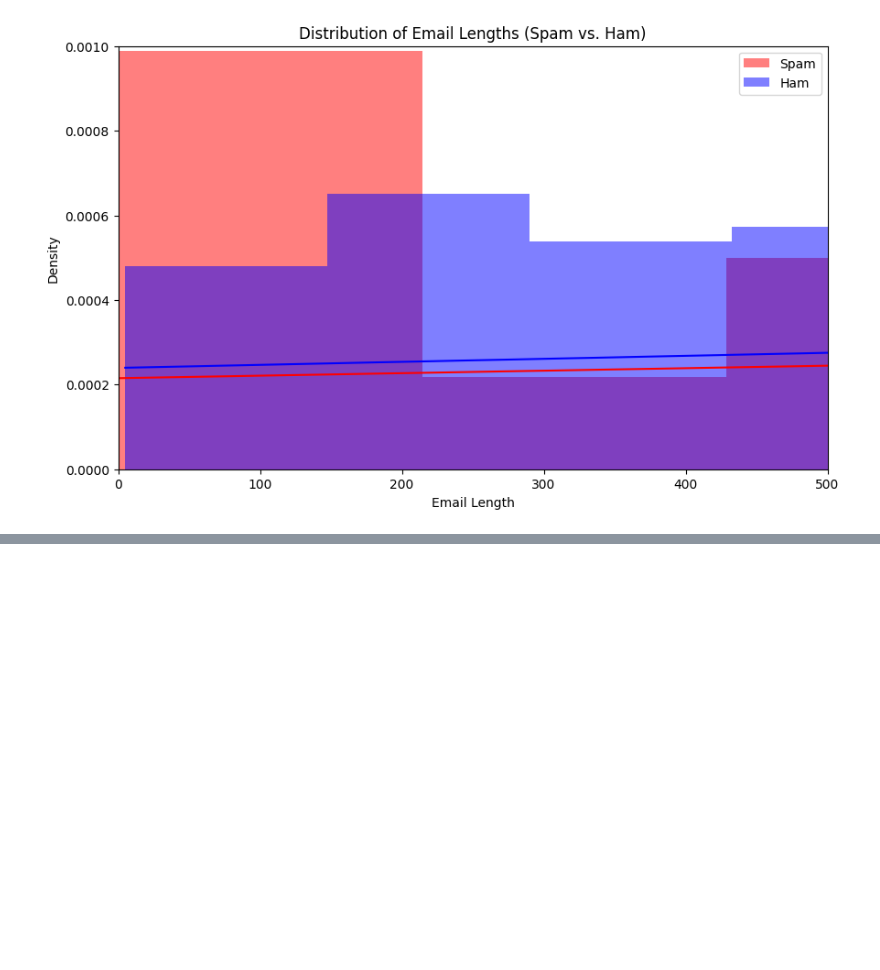
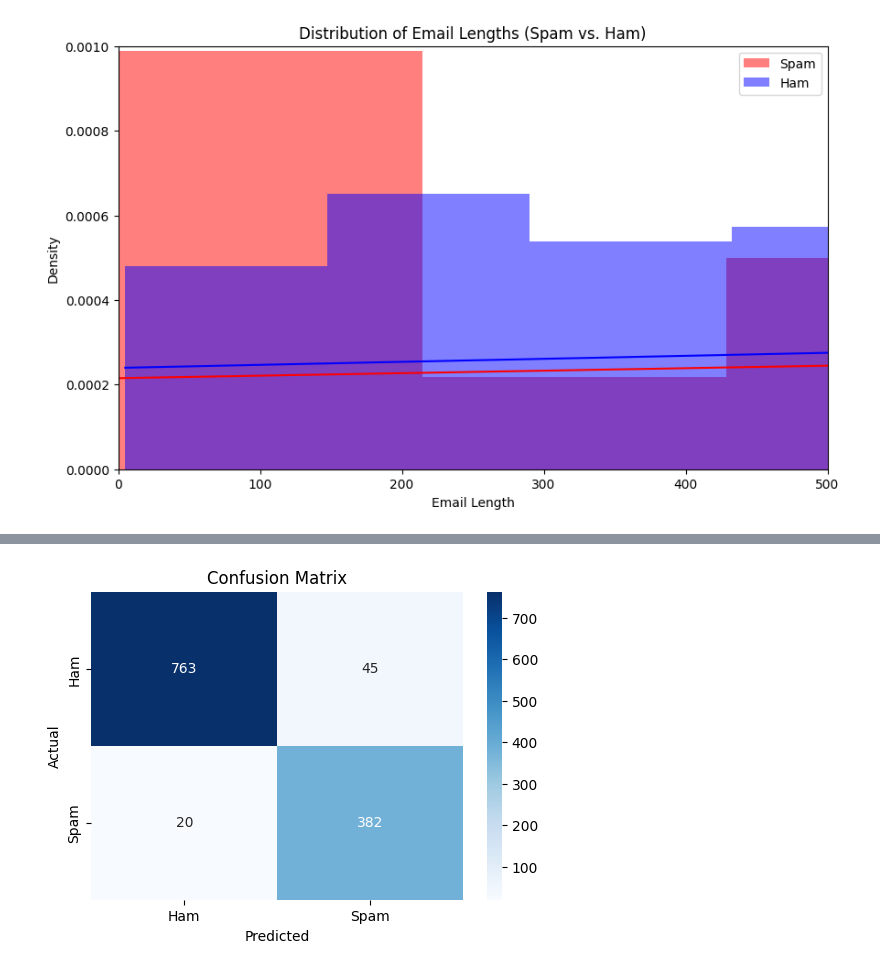
Before and after one commit to keithtyq/Spam-Email-Detection, a Jupyter notebook: CSCI218_Group_Assignment.ipynb, the cells around one changed output, grey strips where cells are left out. Drawn from its saved outputs; the diff is of its cells as text; code cells hidden in the pictures; blank space fills up the shorter version.

```diff
--- a/CSCI218_Group_Assignment.ipynb
+++ b/CSCI218_Group_Assignment.ipynb
@@ -131,0 +134,78 @@ plt.show()
+# %%
+# Import necessary libraries
+import pandas as pd
+import numpy as np
+import re # used for text cleaning
+from sklearn.model_selection import train_test_split
+from sklearn.feature_extraction.text import TfidfVectorizer # Converts raw text into numerical features using TF-IDF
+from sklearn.ensemble import RandomForestClassifier # builds multiple decision trees for classification
+from sklearn.metrics import classification_report, confusion_matrix # Computes a confusion matrix
+import matplotlib.pyplot as plt
+import seaborn as sns # visualization
+
+# Load dataset
+df = pd.read_csv('/content/completeSpamAssassin.csv', encoding='latin-1')
+df['Body'] = df['Body'].fillna('').astype(str)  # Handle (NaNs) missing values
+
+# Text Preprocessing Function
+def preprocess_text(text):
+    text = text.lower()  # Convert to lowercase
+    text = re.sub(r'http\S+', '', text)  # Remove URLs
+    text = re.sub(r'[^a-zA-Z\s]', '', text)  # Remove special characters & numbers
+    return text
+
+df['Body'] = df['Body'].apply(preprocess_text)  # Apply cleaning function
+
+# Handle missing or non-string values by replacing NaNs with empty strings and ensuring all values are strings
+df['Body'] = df['Body'].fillna('').astype(str)
+
+# Calculate the length of each email
+df['email_length'] = df['Body'].apply(len)
+
+# Verify that the email length column has been created correctly
+print(df[['Body', 'email_length']].head())
+
+# Define Features and Labels
+X = df['Body'] # cleaned email text
+y = df['Label'] # labels (spam or not spam)
+
+# Split Data (60% Train, 20% Validation, 20% Test)
+X_train, X_temp, y_train, y_temp = train_test_split(X, y, test_size=0.4, random_state=42)
+X_val, X_test, y_val, y_test = train_test_split(X_temp, y_temp, test_size=0.5, random_state=42)
+
+# TF-IDF Vectorization , Converts raw text into numerical features using TF-IDF
+vectorizer = TfidfVectorizer(stop_words='english', max_features=5000)
+X_train_tfidf = vectorizer.fit_transform(X_train)
+X_val_tfidf = vectorizer.transform(X_val)
+X_test_tfidf = vectorizer.transform(X_test)
+
+# Print dataset shapes after transformation
+print(f"Training data shape: {X_train_tfidf.shape}")
+print(f"Validation data shape: {X_val_tfidf.shape}")
+print(f"Test data shape: {X_test_tfidf.shape}")
+
+# Train Random Forest Model trained with 100 decision trees
+rf_classifier = RandomForestClassifier(n_estimators=100, random_state=42)
+rf_classifier.fit(X_train_tfidf, y_train)
+
+# Predictions
+y_val_pred = rf_classifier.predict(X_val_tfidf)
+y_test_pred = rf_classifier.predict(X_test_tfidf)
+
+# Evaluation Metrics
+print("Validation Set Performance:")
+print(classification_report(y_val, y_val_pred))
+print("Test Set Performance:")
+print(classification_report(y_test, y_test_pred))
+
+# Confusion Matrix
+conf_matrix = confusion_matrix(y_test, y_test_pred)
+
+# Confusion Matrix Visualization
+plt.figure(figsize=(6,4))
+sns.heatmap(conf_matrix, annot=True, fmt='d', cmap='Blues', xticklabels=['Ham', 'Spam'], yticklabels=['Ham', 'Spam'])
+plt.xlabel('Predicted')
+plt.ylabel('Actual')
+plt.title('Confusion Matrix')
+plt.show()
+# %% [output]
@@ -131,0 +229 @@ plt.show()
+[figure, added]
```
Also changed, not shown: parts of 12 cells of this notebook.
